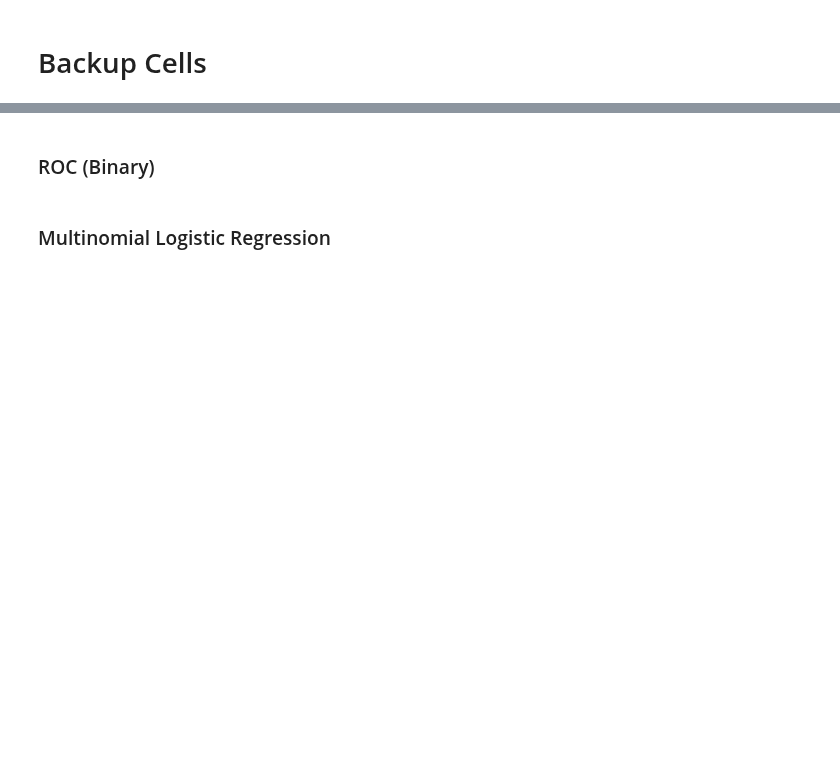
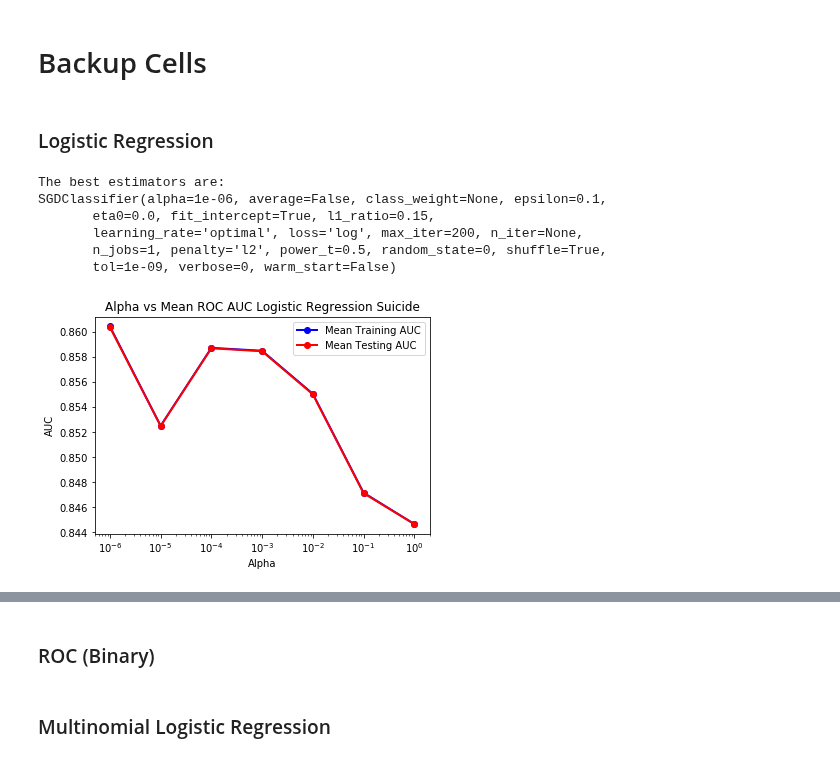
Before and after one commit to alexander-ray/bana-mortality-4502, a Jupyter notebook: DataFrameFormat.ipynb, the cells around one changed output, grey strips where cells are left out. Saved outputs shown, nothing was run; the diff lists cells and outputs as text; code cells hidden in the pictures; blank space fills up the shorter version.

```diff
--- a/DataFrameFormat.ipynb
+++ b/DataFrameFormat.ipynb
@@ -533,16 +498,22 @@ with open('./mortality/2015_codes.json') as f:
+# %%
+# No longer binarizing Y vectors (Multi-class)
+tmp_train = train.sample(frac=.1)
+Y_train = tmp_train.iloc[:,len(train.columns)-1]
+X_train = tmp_train.iloc[:,1:(len(train.columns)-1)]
 # %% [markdown]
 ## K-Means Clustering
 # %%
 from sklearn.cluster import KMeans
+from sklearn.model_selection import GridSearchCV
+
 ##########GridsearchCV###########
 param_grid= {
-    'algorithm':[ 'auto', 'full', 'elkan'],
     'max_iter':[300, 400, 500, 600],
     'n_clusters':[x for x in range(1, 10)]
 }
-generic_kmeans = KMeans()
+generic_kmeans = KMeans(algorithm='auto')
 
-kmeans_generic_gridsearch = grid_search.GridSearchCV(estimator=generic_kmeans, param_grid=param_grid,
+kmeans_generic_gridsearch = GridSearchCV(estimator=generic_kmeans, param_grid=param_grid,
                                     n_jobs=-1, cv= 5)
 
 kmeans_generic_gridsearch.fit(X=X_train, y=Y_train)
@@ -600,3 +587,47 @@ plt.ylabel('Cause of Death')
 plt.title('Cause of Death vs. Age 3-Cluster')
 # %% [markdown]
 # Backup Cells
+# %% [markdown]
+### Logistic Regression
+# %%
+%%time
+#sources http://scikit-learn.org/stable/modules/sgd.html
+#running gridsearchCV on a generic SGCclassifier to seek out optmized meta-paramaters
+#########GRIDSEARCH##########################
+from sklearn.model_selection import GridSearchCV
+
+def binary_log_reg(X_train, Y_train, X_test, Y_test):
+    alpha_arr = [10 ** x for x in range(-6, 1)]
+    param_grid = {
+        'alpha': alpha_arr
+    }
+    SGC_generic = SGDClassifier(loss='log', random_state=0, tol=1e-9, max_iter=200)
+    SGC_generic_gridsearch = GridSearchCV(estimator=SGC_generic, param_grid=param_grid,
+                                        n_jobs=-1, scoring='roc_auc', cv=3)
+
+    SGC_generic_gridsearch.fit(X=X_train, y=Y_train)
+    print ("The best estimators are: ")
+    print (SGC_generic_gridsearch.best_estimator_)
+
+    plt.figure(1)
+    plt.plot(alpha_arr, SGC_generic_gridsearch.cv_results_['mean_train_score'], color='blue', lw=2, marker='o', label="Mean Training AUC")
+    plt.plot(alpha_arr, SGC_generic_gridsearch.cv_results_['mean_test_score'], color='red', lw=2, marker='o', label="Mean Testing AUC")
+
+    ax = plt.gca()
+    ax.set_xscale('log')
+
+    plt.xlabel("Alpha")
+    plt.ylabel("AUC")
+    plt.title("Alpha vs Mean ROC AUC Logistic Regression Suicide")
+    plt.legend(loc='upper right')
+    plt.show()
+
+binary_log_reg(X_train, Y_train, X_test, Y_test)
+# %% [output]
+The best estimators are:
+SGDClassifier(alpha=1e-06, average=False, class_weight=None, epsilon=0.1,
+       eta0=0.0, fit_intercept=True, l1_ratio=0.15,
+       learning_rate='optimal', loss='log', max_iter=200, n_iter=None,
+       n_jobs=1, penalty='l2', power_t=0.5, random_state=0, shuffle=True,
+       tol=1e-09, verbose=0, warm_start=False)
+[figure, added]
```
Also changed, not shown: parts of 11 cells of this notebook, 3 other files.
